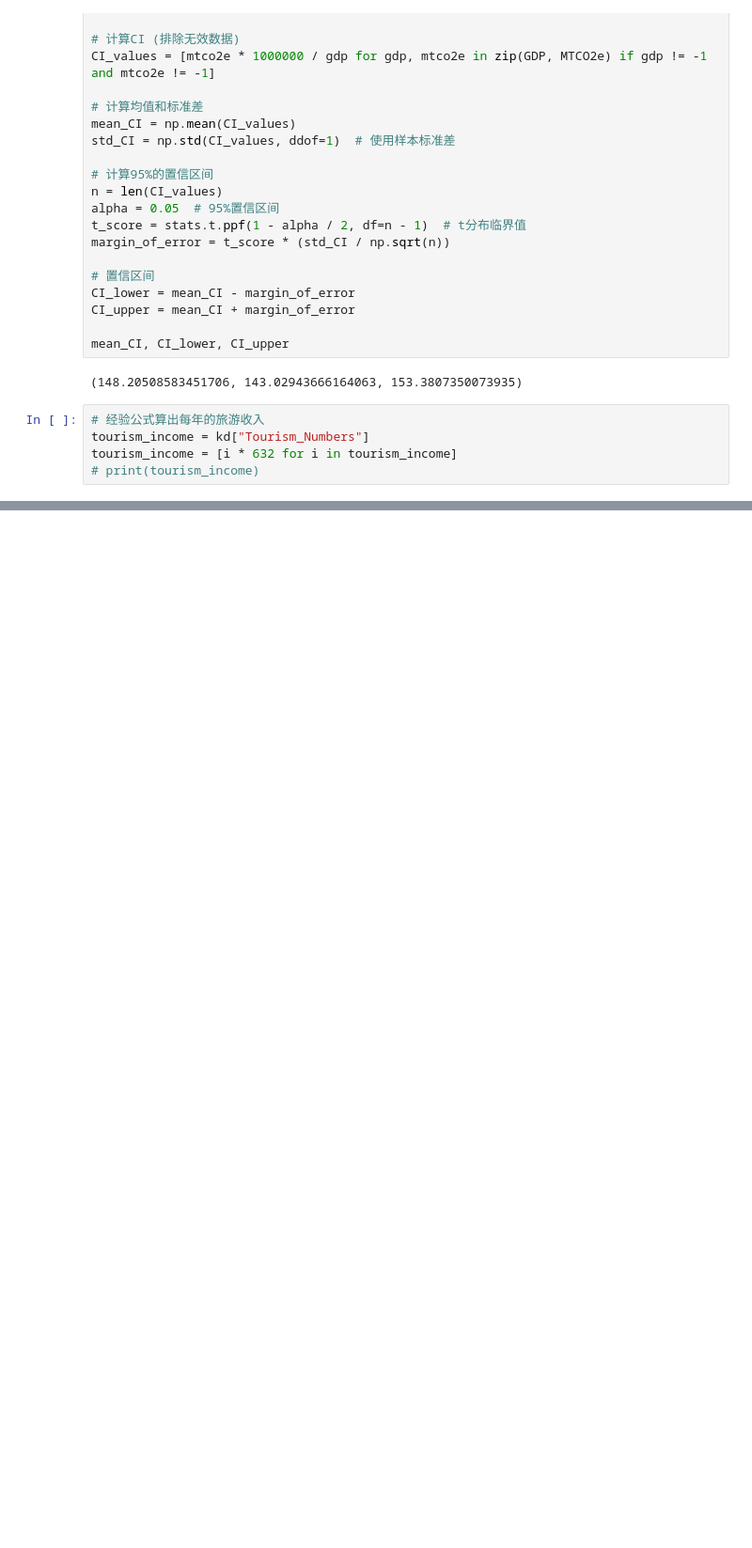
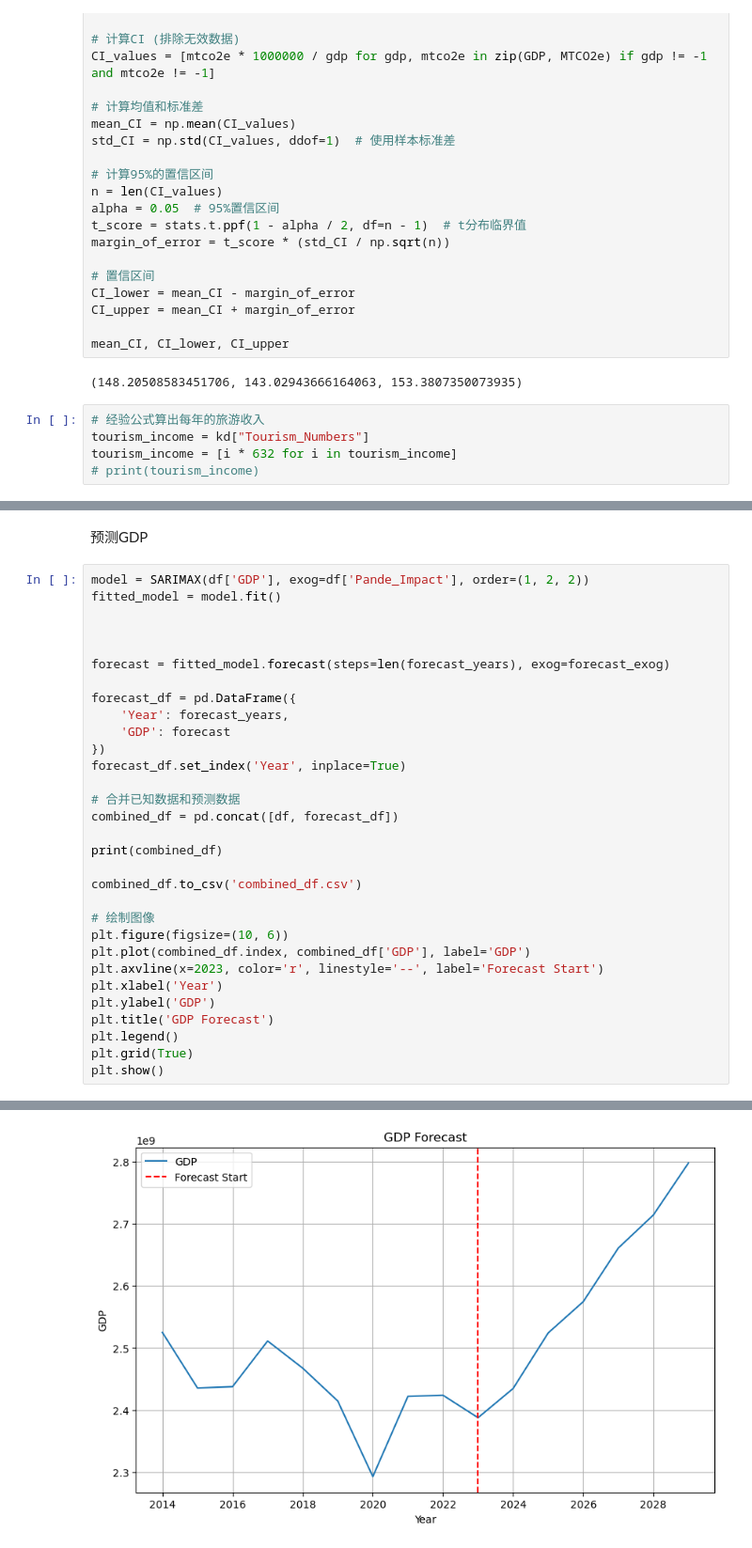
Before and after one commit to BlackMaple1203/MCM, a Jupyter notebook: Code/environment/kaya.ipynb, the cells around one changed output, grey strips where cells are left out. Shown at 94% size. Drawn from its saved outputs; the diff is of its cells as text; blank space fills up the shorter version.

```diff
--- a/Code/environment/kaya.ipynb
+++ b/Code/environment/kaya.ipynb
@@ -135,0 +150,34 @@ plt.show()
+# %% [markdown]
+预测GDP
+# %%
+model = SARIMAX(df['GDP'], exog=df['Pande_Impact'], order=(1, 2, 2))
+fitted_model = model.fit()
+
+
+
+forecast = fitted_model.forecast(steps=len(forecast_years), exog=forecast_exog)
+
+forecast_df = pd.DataFrame({
+    'Year': forecast_years,
+    'GDP': forecast
+})
+forecast_df.set_index('Year', inplace=True)
+
+# 合并已知数据和预测数据
+combined_df = pd.concat([df, forecast_df])
+
+print(combined_df)
+
+combined_df.to_csv('combined_df.csv')
+
+# 绘制图像
+plt.figure(figsize=(10, 6))
+plt.plot(combined_df.index, combined_df['GDP'], label='GDP')
+plt.axvline(x=2023, color='r', linestyle='--', label='Forecast Start')
+plt.xlabel('Year')
+plt.ylabel('GDP')
+plt.title('GDP Forecast')
+plt.legend()
+plt.grid(True)
+plt.show()
+# %% [output]
@@ -135,0 +202 @@ plt.show()
+[figure, added]
```
Also changed, not shown: parts of 6 cells of this notebook, 3 other files.
